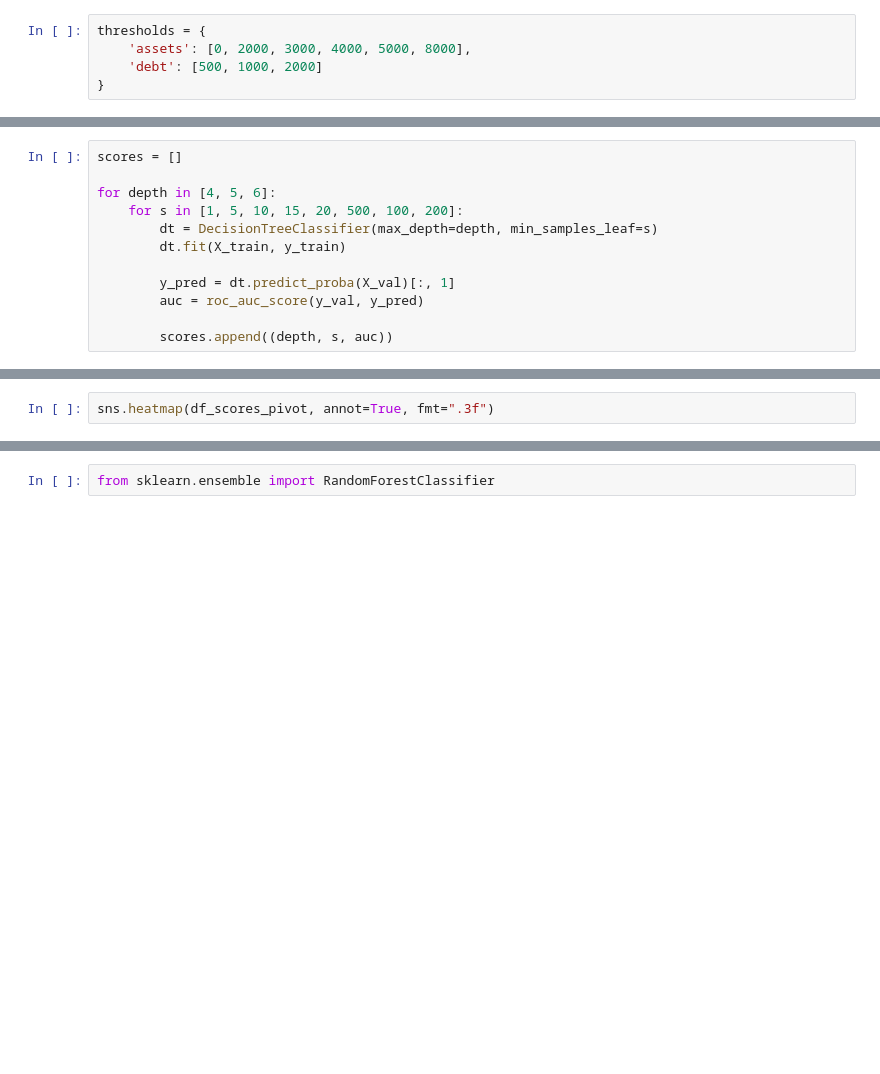
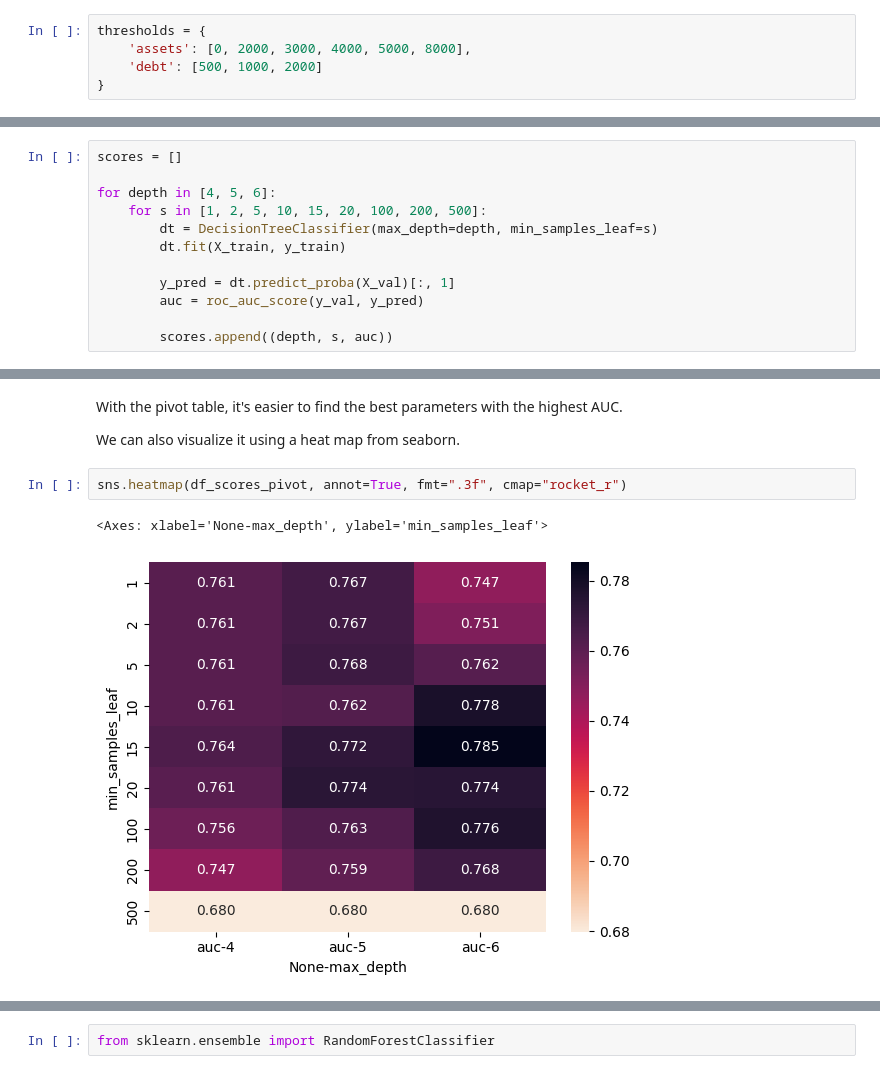
Before and after one commit to wanyingng/machine-learning-zoomcamp-2024, a Jupyter notebook: 06-trees/06-credit-risk.ipynb, the cells around one changed output, grey strips where cells are left out. Saved outputs shown, nothing was run; the diff lists cells and outputs as text; blank space fills up the shorter version.

```diff
--- a/06-trees/06-credit-risk.ipynb
+++ b/06-trees/06-credit-risk.ipynb
@@ -766,7 +1141,7 @@ for depth in depths:
 scores = []
 
 for depth in [4, 5, 6]:
-    for s in [1, 5, 10, 15, 20, 500, 100, 200]:
+    for s in [1, 2, 5, 10, 15, 20, 100, 200, 500]:
         dt = DecisionTreeClassifier(max_depth=depth, min_samples_leaf=s)
         dt.fit(X_train, y_train)
 
@@ -783,2 +1226,9 @@ df_scores_pivot.round(3)
+# %% [markdown]
+With the pivot table, it's easier to find the best parameters with the highest AUC.
+
+We can also visualize it using a heat map from seaborn.
 # %%
-sns.heatmap(df_scores_pivot, annot=True, fmt=".3f")
+sns.heatmap(df_scores_pivot, annot=True, fmt=".3f", cmap="rocket_r")
+# %% [output]
+<Axes: xlabel='None-max_depth', ylabel='min_samples_leaf'>
+[figure, added]
```
Also changed, not shown: parts of 77 cells of this notebook.
